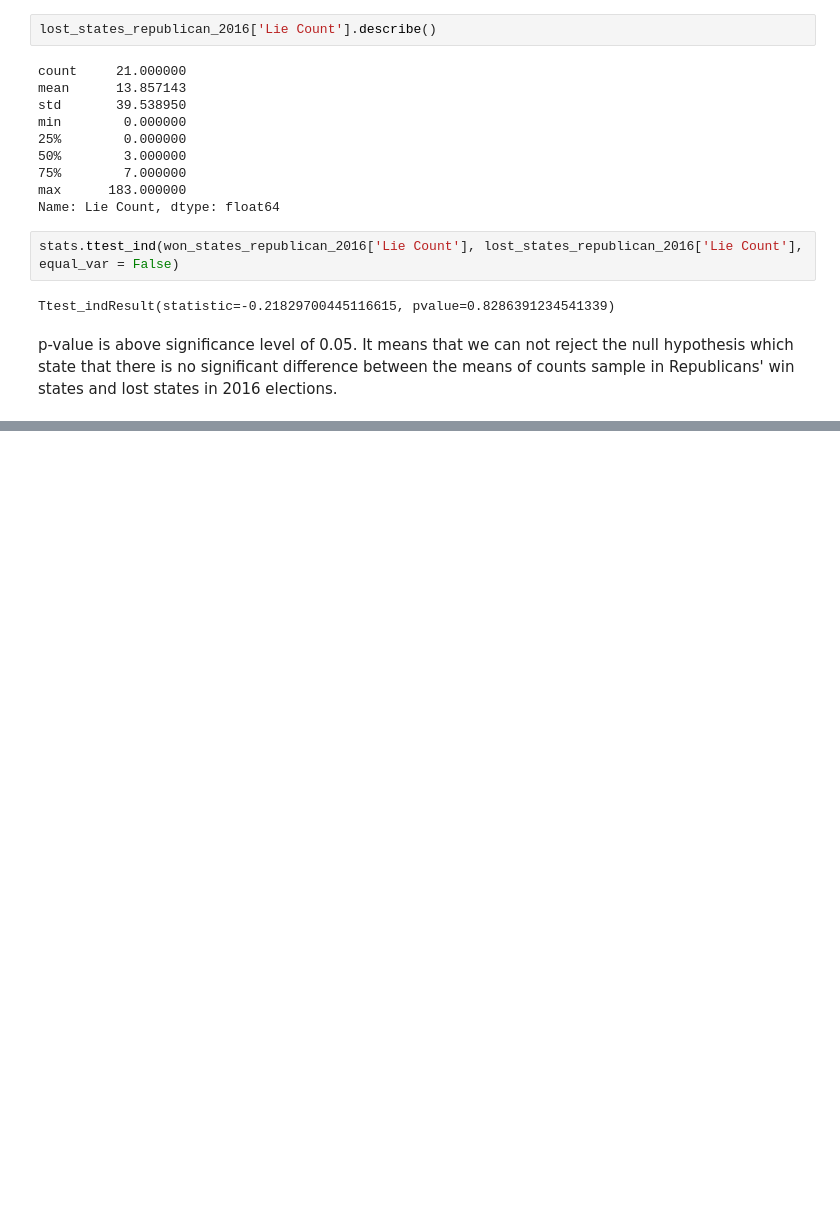
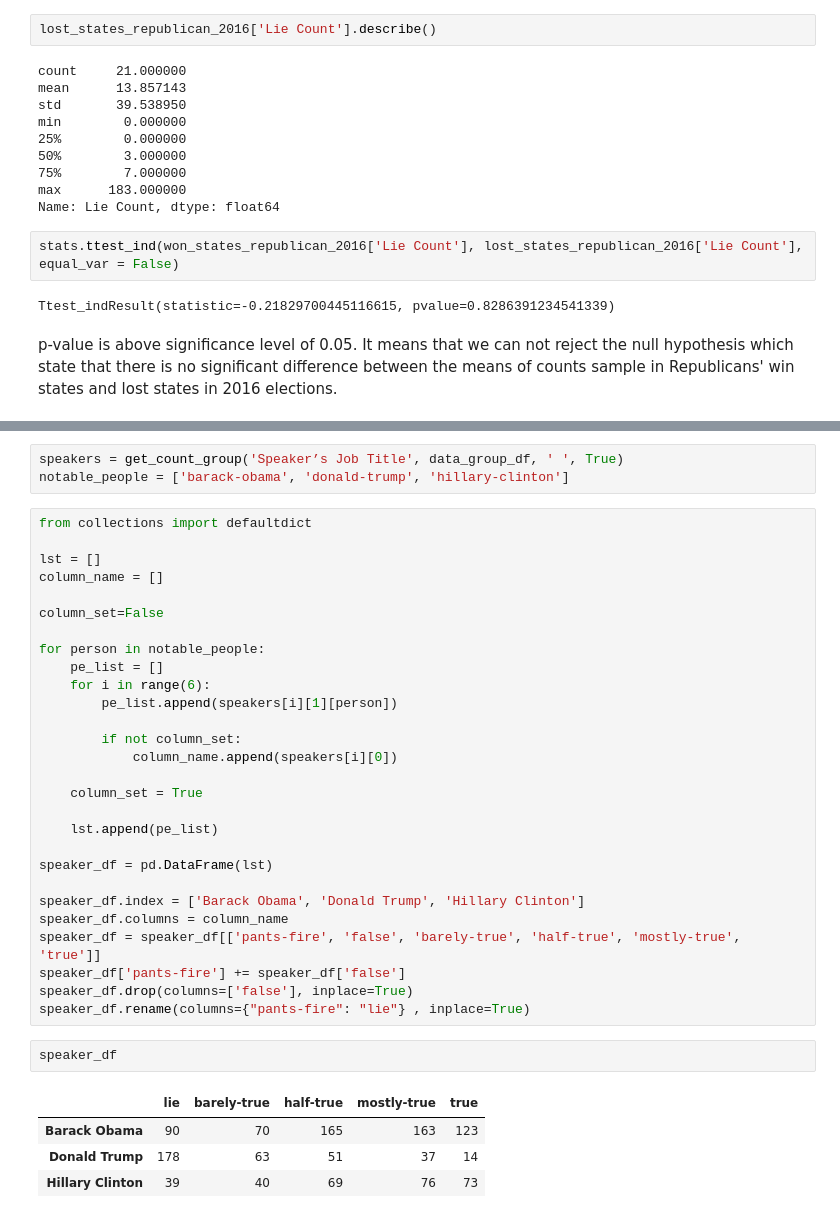
Before and after one commit to canaltinigne/ada-18-project, a Jupyter notebook: Milestone_2.ipynb, the cells around one changed output, grey strips where cells are left out. Drawn from its saved outputs; the diff is of its cells as text; blank space fills up the shorter version.

```diff
--- a/Milestone_2.ipynb
+++ b/Milestone_2.ipynb
@@ -941,0 +946,38 @@ p-value is above significance level of 0.05. It means that we can not reject the
+# %%
+speakers = get_count_group('Speaker’s Job Title', data_group_df, ' ', True)
+notable_people = ['barack-obama', 'donald-trump', 'hillary-clinton']
+# %%
+from collections import defaultdict
+
+lst = []
+column_name = []
+
+column_set=False
+
+for person in notable_people:
+    pe_list = []
+    for i in range(6):
+        pe_list.append(speakers[i][1][person])
+
+        if not column_set:
+            column_name.append(speakers[i][0])
+
+    column_set = True
+
+    lst.append(pe_list)
+
+speaker_df = pd.DataFrame(lst)
+
+speaker_df.index = ['Barack Obama', 'Donald Trump', 'Hillary Clinton']
+speaker_df.columns = column_name
+speaker_df = speaker_df[['pants-fire', 'false', 'barely-true', 'half-true', 'mostly-true',  'true']]
+speaker_df['pants-fire'] += speaker_df['false']
+speaker_df.drop(columns=['false'], inplace=True)
+speaker_df.rename(columns={"pants-fire": "lie"} , inplace=True)
+# %%
+speaker_df
+# %% [output]
+|  | lie | barely-true | half-true | mostly-true | true |
+| Barack Obama | 90 | 70 | 165 | 163 | 123 |
+| Donald Trump | 178 | 63 | 51 | 37 | 14 |
+| Hillary Clinton | 39 | 40 | 69 | 76 | 73 |
```
Also changed, not shown: parts of 2 cells of this notebook.
